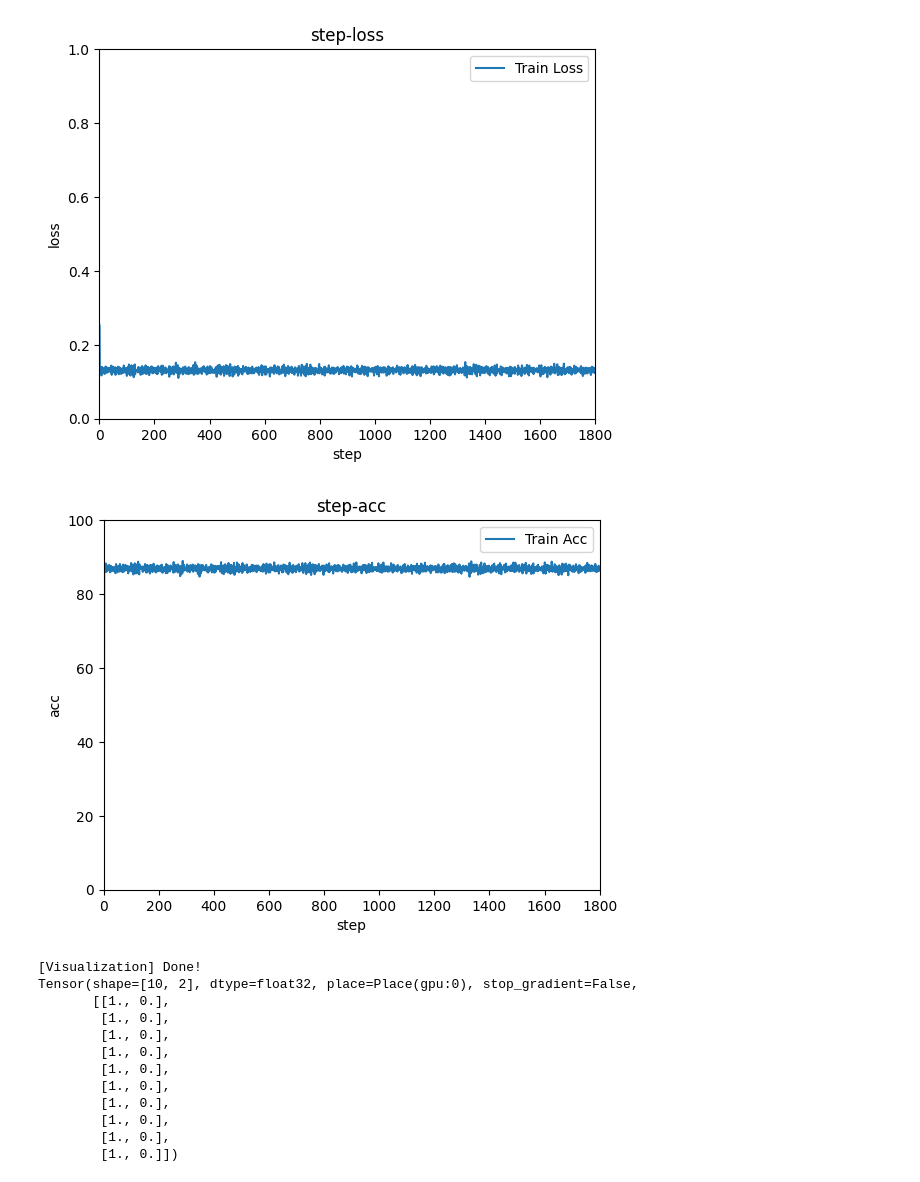
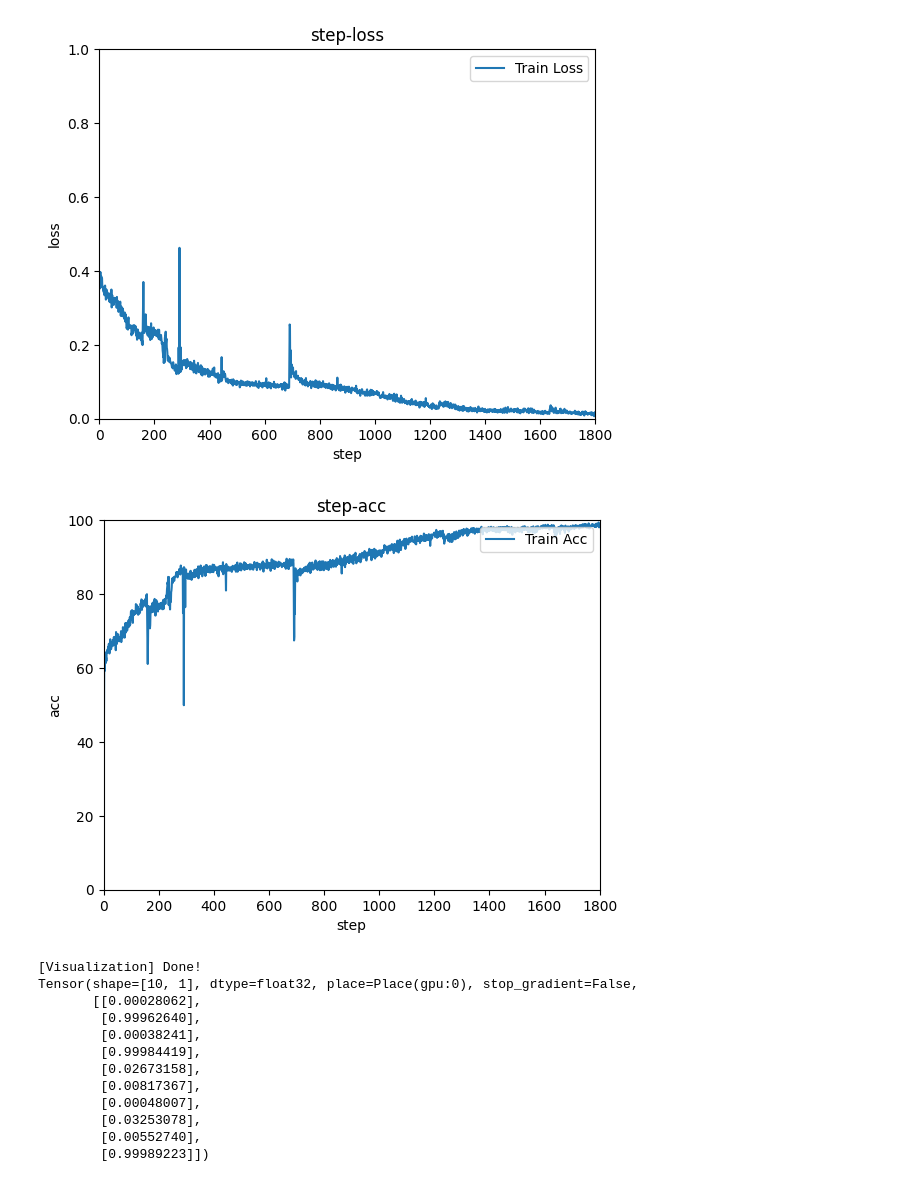
Before and after one commit to lankning/2022Bigdata, a Jupyter notebook: train.ipynb, the cells around one changed output. Saved outputs shown, nothing was run; the diff lists cells and outputs as text; code cells hidden in the pictures.

```diff
--- a/train.ipynb
+++ b/train.ipynb
@@ -10,7 +10,7 @@ class trainfc():
         self.fcmodel = fcnet(in_num, out_num, layers, node_num)
         self.in_num = in_num
         self.fcmodel.train()
-        self.dataset = Dataset(csv_path, 'train', True)
+        self.dataset = Dataset(csv_path, 'train', False)
         self.batchsize = batchsize
         self.train_loader = paddle.io.DataLoader(self.dataset, batch_size=batchsize, shuffle=True)
         self.epochs = epochs
@@ -88,10 +88,10 @@ class trainfc():
         print("[Model Save] Done!")
 # %%
 if __name__=="__main__":
-    fcmodel = trainfc(63, 2, 5, 2048, "data/train.csv", 2500, 200)
+    fcmodel = trainfc(20, 1, 5, 2048, "data/train.csv", 2500, 200)
     fcmodel.train()
-    fcmodel.save('model.save', "fcmodel_relu_onehot")
-    fcmodel.visualize('statics', "fcmodel_relu_onehot")
+    fcmodel.save('model.save', "fcmodel_norm_sigmoid")
+    fcmodel.visualize('statics', "fcmodel_norm_sigmoid")
 
     fcmodel.fcmodel.eval()
     inp = []
@@ -124,15 +124,15 @@ Total params: 12,724,226
 [Model Save] Done!
-[figure, old version]
+[figure, new version]
-[figure, old version]
+[figure, new version]
 [Visualization] Done!
-Tensor(shape=[10, 2], dtype=float32, place=Place(gpu:0), stop_gradient=False,
-       [[1., 0.],
-        [1., 0.],
-        [1., 0.],
-        [1., 0.],
-        [1., 0.],
-        [1., 0.],
-        [1., 0.],
-        [1., 0.],
-        [1., 0.],
-        [1., 0.]])
+Tensor(shape=[10, 1], dtype=float32, place=Place(gpu:0), stop_gradient=False,
+       [[0.00028062],
+        [0.99962640],
+        [0.00038241],
+        [0.99984419],
+        [0.02673158],
+        [0.00817367],
+        [0.00048007],
+        [0.03253078],
+        [0.00552740],
+        [0.99989223]])
```
Also changed, not shown: parts of 1 cell of this notebook, 44 other files.
